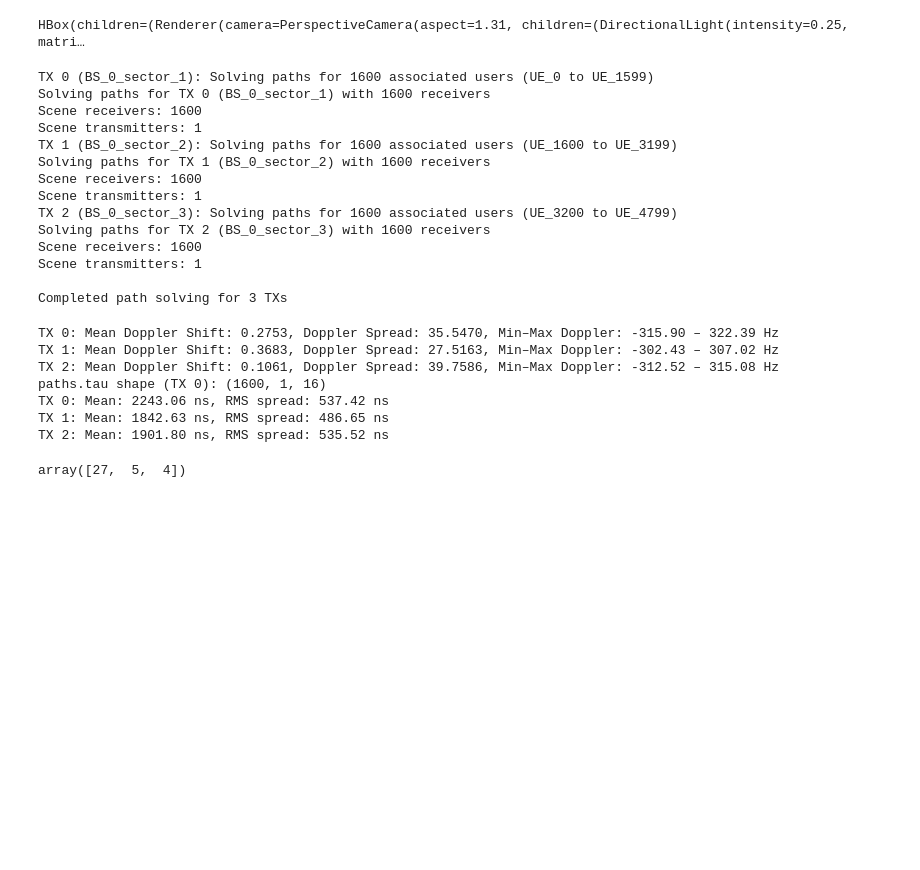
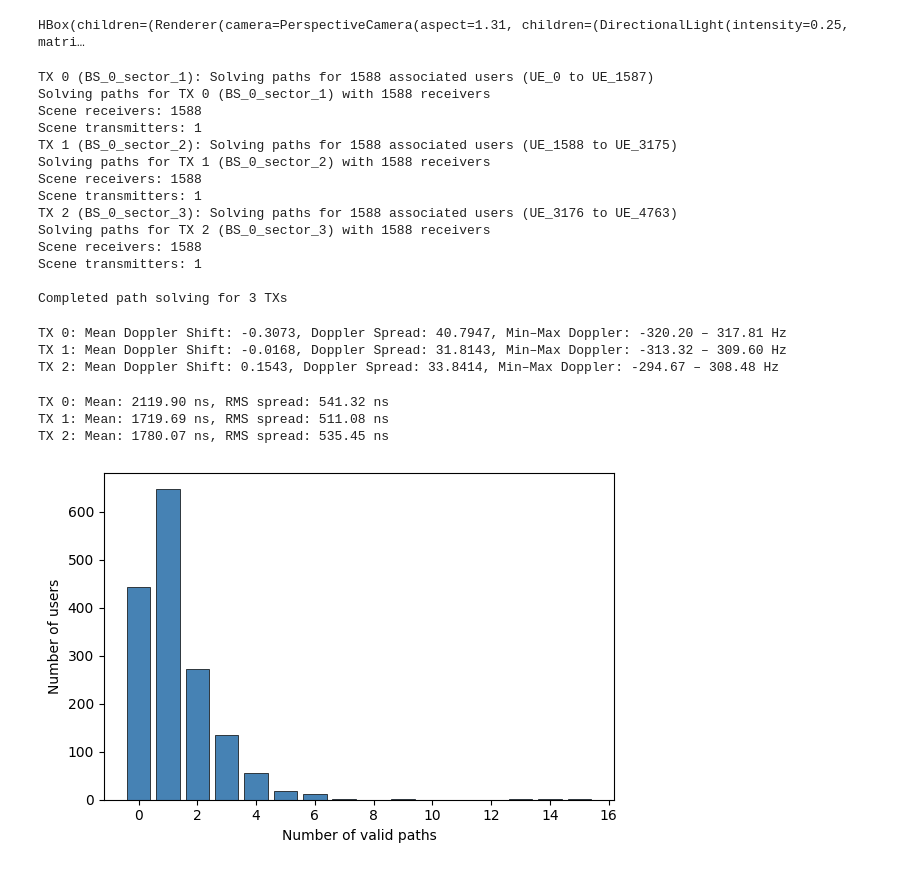
Before and after one commit to BerkIGuler/CSIGen, a Jupyter notebook: examples/visualize_realistic_scenario.ipynb, the cells around one changed output. Cells and saved outputs as stored; diff of their text form; code cells hidden in the pictures; blank space fills up the shorter version.

```diff
--- a/examples/visualize_realistic_scenario.ipynb
+++ b/examples/visualize_realistic_scenario.ipynb
@@ -21,7 +21,6 @@ import matplotlib.pyplot as plt
 # %% [output]
 jitc_llvm_init(): LLVM API initialization failed ..
 # %%
-# Define parameters
 CARRIER_FREQUENCY = 3.5e9  # carrier frequency in Hz
 NUM_DEPLOYMENT_BUILDINGS = 1  # number of buildings to deploy base stations on
 ANTENNA_HEIGHT_OFFSET = 10.0  # height offset of antennas from the roof
@@ -77,7 +76,7 @@ PATH_SOLVER_MAX_DEPTH = 5  # maximum number of ray scene interactions
 PATH_SOLVER_MAX_NUM_PATHS_PER_SRC = 10**6  # maximum number of paths per source
 PATH_SOLVER_SAMPLES_PER_SRC = 10**6  # number of samples per source
 PATH_SOLVER_SYNTHETIC_ARRAY = True  # use synthetic array for path computation
-PATH_SOLVER_LOS_MODE = False  # include line-of-sight paths
+PATH_SOLVER_LOS_MODE = True  # include line-of-sight paths
 PATH_SOLVER_SPECULAR_REFLECTION = True  # include specular reflections
 PATH_SOLVER_DIFFUSE_REFLECTION = True  # include diffuse reflections
 PATH_SOLVER_REFRACTION = True  # include refraction
@@ -90,7 +89,7 @@ PATH_SOLVER_PER_TX_USERS_ONLY = True  # if True, solve paths only for users asso
 # user sampling parameters
 NUM_USER_SAMPLES_PER_TX = 2000  # number of user samples to generate
 USER_SAMPLE_SEED = 1  # seed for the user sampling
-USER_SAMPLE_MIN_VAL_DB = -150  # minimum value in dB for the user sampling
+USER_SAMPLE_MIN_VAL_DB = -160  # minimum value in dB for the user sampling
 USER_SAMPLE_MAX_VAL_DB = 0  # maximum value in dB for the user sampling (no sampling above this)
 USER_SAMPLE_MIN_DIST = 0.0  # minimum distance in meters from TX for the user sampling
 USER_SAMPLE_MAX_DIST = 10000.0  # maximum distance in meters from TX for the user sampling (10 km)
@@ -125,6 +124,11 @@ MOBILITY_PRESETS = {
         "speed_distribution": "vehicular",  # 8-30 m/s
         "direction_mode": "random",
     },
+    "vehicular_to_tx": {
+        "orientation_mode": "to_tx",
+        "speed_distribution": "vehicular",  # 8-30 m/s
+        "direction_mode": "random",
+    },
     "slow_walking": {
         "orientation_mode": "random",
         "speed_distribution": "uniform_continuous",
@@ -140,7 +144,7 @@ MOBILITY_PRESETS = {
         "direction_mode": "random",
     },
 }
-MOBILITY_PRESET = "vehicular"  # select preset to use
+MOBILITY_PRESET = "vehicular_to_tx"  # select preset to use
 
 # OFDM parameters
 NUM_SUBCARRIERS = 32  # number of subcarriers
@@ -375,7 +360,6 @@ if isinstance(rm, MeshRadioMap):
 HBox(children=(Renderer(camera=PerspectiveCamera(aspect=1.31, children=(DirectionalLight(intensity=0.25, matri…
 # %%
 # PathSolver is computationally expensive, so we solve for each TX separately
-# Note: Paths objects cannot be saved/loaded, so they must be solved each time
 ps = PathSolver()
 
 # Get all receivers and TXs from scene
@@ -384,9 +368,6 @@ all_tx_names = [obj for obj in scene.transmitters]
 
 # Calculate receiver indices per TX
 # Receivers are named UE_0, UE_1, ..., UE_{total_users-1}
-# TX 0: UE_0 to UE_{num_users_per_tx-1}
-# TX 1: UE_{num_users_per_tx} to UE_{2*num_users_per_tx-1}
-# etc.
 paths_per_tx = []
 
 for tx_idx in range(num_txs):
@@ -456,17 +437,17 @@ for tx_idx in range(num_txs):
 
 print(f"\nCompleted path solving for {len(paths_per_tx)} TXs")
 # %% [output]
-TX 0 (BS_0_sector_1): Solving paths for 1600 associated users (UE_0 to UE_1599)
-Solving paths for TX 0 (BS_0_sector_1) with 1600 receivers
-Scene receivers: 1600
+TX 0 (BS_0_sector_1): Solving paths for 1588 associated users (UE_0 to UE_1587)
+Solving paths for TX 0 (BS_0_sector_1) with 1588 receivers
+Scene receivers: 1588
 Scene transmitters: 1
-TX 1 (BS_0_sector_2): Solving paths for 1600 associated users (UE_1600 to UE_3199)
-Solving paths for TX 1 (BS_0_sector_2) with 1600 receivers
-Scene receivers: 1600
+TX 1 (BS_0_sector_2): Solving paths for 1588 associated users (UE_1588 to UE_3175)
+Solving paths for TX 1 (BS_0_sector_2) with 1588 receivers
+Scene receivers: 1588
 Scene transmitters: 1
-TX 2 (BS_0_sector_3): Solving paths for 1600 associated users (UE_3200 to UE_4799)
-Solving paths for TX 2 (BS_0_sector_3) with 1600 receivers
-Scene receivers: 1600
+TX 2 (BS_0_sector_3): Solving paths for 1588 associated users (UE_3176 to UE_4763)
+Solving paths for TX 2 (BS_0_sector_3) with 1588 receivers
+Scene receivers: 1588
 Scene transmitters: 1
 
 Completed path solving for 3 TXs
@@ -477,29 +458,28 @@ mean_doppler_shifts, doppler_spreads, min_max_doppler_shifts = get_doppler_stats
 for tx_idx, (mean_doppler_shift, doppler_spread, min_max_doppler_shift) in enumerate(zip(mean_doppler_shifts, doppler_spreads, min_max_doppler_shifts)):
     d_min, d_max = float(min_max_doppler_shift[0]), float(min_max_doppler_shift[1])
     print(f"TX {tx_idx}: Mean Doppler Shift: {mean_doppler_shift:.4f}, Doppler Spread: {doppler_spread:.4f}, Min–Max Doppler: {d_min:.2f} – {d_max:.2f} Hz")
-
-# compute delay stats per tx (delays in seconds; display in ns for readability)
-# Counts: reasonable = in-range (used for stats), unreasonable = negative or >max, padding = zero/empty; total = reasonable + unreasonable
-print("paths.tau shape (TX 0):", paths_per_tx[0].tau.numpy().shape)
-mean_delays, rms_delay_spreads = get_delay_stats(paths_per_tx)
-
-for tx_idx, (mean_delay, rms_delay_spread) in enumerate(zip(mean_delays, rms_delay_spreads)):
-    mean_ns = mean_delay * SEC_TO_NANO if np.isfinite(mean_delay) else mean_delay
-    rms_ns = rms_delay_spread * SEC_TO_NANO if np.isfinite(rms_delay_spread) else rms_delay_spread
-    print(f"TX {tx_idx}: Mean: {mean_ns:.2f} ns, RMS spread: {rms_ns:.2f} ns")
-
-# compute number of paths statistics
-path_count_per_tx = get_num_paths_histogram(paths_per_tx)
-path_count_per_tx[6]
 # %% [output]
-TX 0: Mean Doppler Shift: 0.2753, Doppler Spread: 35.5470, Min–Max Doppler: -315.90 – 322.39 Hz
-TX 1: Mean Doppler Shift: 0.3683, Doppler Spread: 27.5163, Min–Max Doppler: -302.43 – 307.02 Hz
-TX 2: Mean Doppler Shift: 0.1061, Doppler Spread: 39.7586, Min–Max Doppler: -312.52 – 315.08 Hz
-paths.tau shape (TX 0): (1600, 1, 16)
-TX 0: Mean: 2243.06 ns, RMS spread: 537.42 ns
-TX 1: Mean: 1842.63 ns, RMS spread: 486.65 ns
-TX 2: Mean: 1901.80 ns, RMS spread: 535.52 ns
+TX 0: Mean Doppler Shift: -0.3073, Doppler Spread: 40.7947, Min–Max Doppler: -320.20 – 317.81 Hz
+TX 1: Mean Doppler Shift: -0.0168, Doppler Spread: 31.8143, Min–Max Doppler: -313.32 – 309.60 Hz
+TX 2: Mean Doppler Shift: 0.1543, Doppler Spread: 33.8414, Min–Max Doppler: -294.67 – 308.48 Hz
-array([27,  5,  4])
+# %%
+# compute delay stats per tx (delays in seconds; display in ns for readability)
+mean_delays, rms_delay_spreads = get_delay_stats(paths_per_tx)
+
+for tx_idx, (mean_delay, rms_delay_spread) in enumerate(zip(mean_delays, rms_delay_spreads)):
+    mean_ns = mean_delay * SEC_TO_NANO if np.isfinite(mean_delay) else mean_delay
+    rms_ns = rms_delay_spread * SEC_TO_NANO if np.isfinite(rms_delay_spread) else rms_delay_spread
+    print(f"TX {tx_idx}: Mean: {mean_ns:.2f} ns, RMS spread: {rms_ns:.2f} ns")
+# %% [output]
+TX 0: Mean: 2119.90 ns, RMS spread: 541.32 ns
+TX 1: Mean: 1719.69 ns, RMS spread: 511.08 ns
+TX 2: Mean: 1780.07 ns, RMS spread: 535.45 ns
+# %%
+# compute number of paths statistics
+num_valid_paths = get_num_paths_histogram(paths_per_tx)
+display_path_count_histogram(num_valid_paths[2])
+# %% [output]
+[figure, added]
 # %%
 # Compute CFR for each TX and combine results
 frequencies = subcarrier_frequencies(NUM_SUBCARRIERS, SUBCARRIER_SPACING) + CARRIER_FREQUENCY
```
Also changed, not shown: parts of 10 cells of this notebook, 2 other files.
